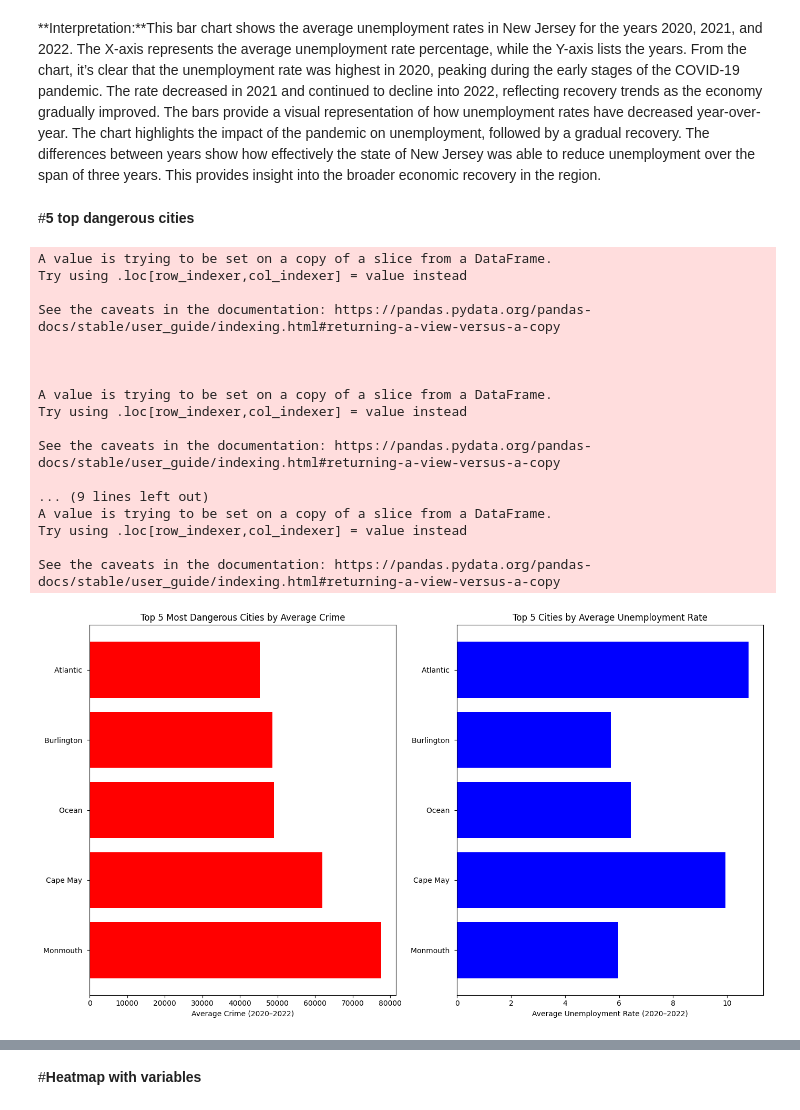
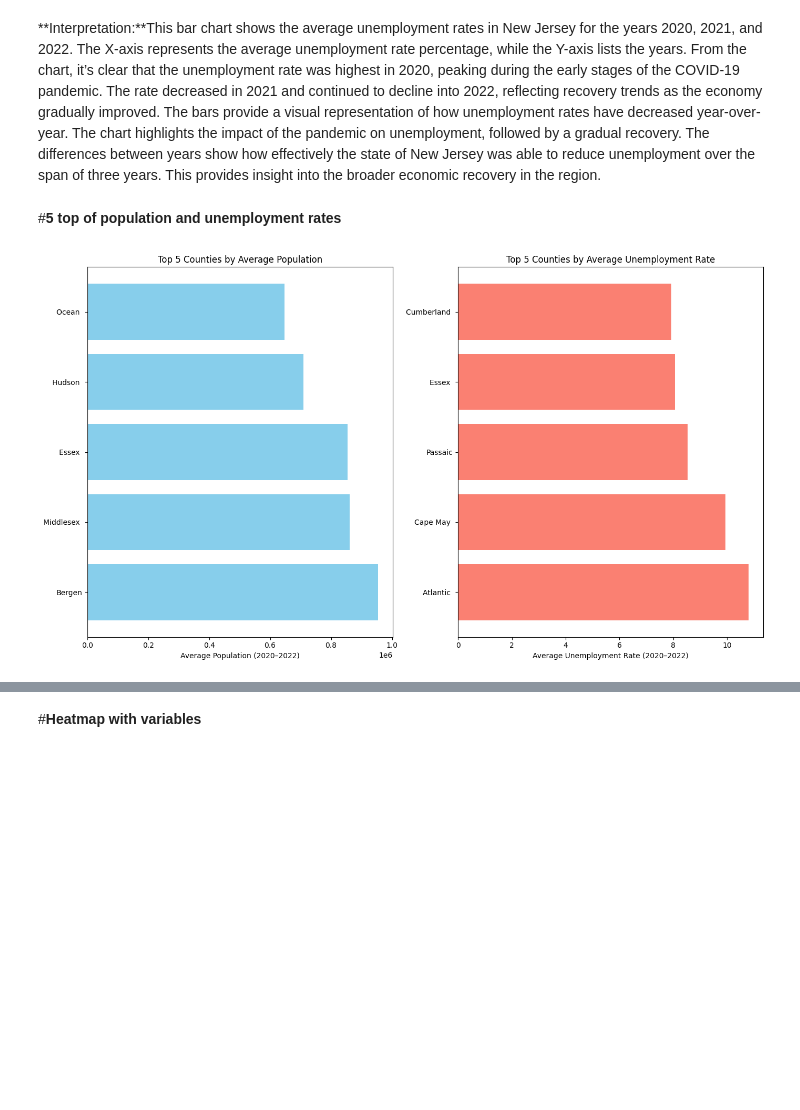
Before and after one commit to erikaguiracocha/Data-Visualization-2025, a Jupyter notebook: Ps5erikaguiracocga.ipynb, the cells around one changed output, grey strips where cells are left out. Saved outputs shown, nothing was run; the diff lists cells and outputs as text; code cells hidden in the pictures; blank space fills up the shorter version.

```diff
--- a/Ps5erikaguiracocga.ipynb
+++ b/Ps5erikaguiracocga.ipynb
@@ -363,66 +349,51 @@ plt.show()
 # %% [markdown]
 **Interpretation:**This bar chart shows the average unemployment rates in New Jersey for the years 2020, 2021, and 2022. The X-axis represents the average unemployment rate percentage, while the Y-axis lists the years. From the chart, it’s clear that the unemployment rate was highest in 2020, peaking during the early stages of the COVID-19 pandemic. The rate decreased in 2021 and continued to decline into 2022, reflecting recovery trends as the economy gradually improved. The bars provide a visual representation of how unemployment rates have decreased year-over-year. The chart highlights the impact of the pandemic on unemployment, followed by a gradual recovery. The differences between years show how effectively the state of New Jersey was able to reduce unemployment over the span of three years. This provides insight into the broader economic recovery in the region.
 # %% [markdown]
-#**5 top dangerous cities**
+#**5 top of population and unemployment rates**
 # %%
 # Load the data
-crime_data = pd.read_csv(url_crime_data, header=1)
 population_data = pd.read_csv(url_population_data)
 unemployment_data = pd.read_csv(url_unemployment_data)
 
-# Clean the crime data
-crime_data = crime_data[crime_data['County'] != 'Total New Jersey']
+# Clean the column names (remove spaces or any extra characters)
+population_data.columns = population_data.columns.str.strip()
+unemployment_data.columns = unemployment_data.columns.str.strip()
+
+# Convert population data to numeric (remove commas)
+for year in ['2,020', '2,021', '2,022']:
+    population_data[year] = population_data[year].str.replace(',', '').astype(float)
+
+# Calculate the average population for each county (for 2020-2022)
+population_data['Average Population'] = population_data[['2,020', '2,021', '2,022']].mean(axis=1)
+
+# Clean unemployment data (convert to numeric)
 for year in ['2020', '2021', '2022']:
-    crime_data[year] = crime_data[year].str.replace(',', '', regex=True).astype(float)
-crime_data['Average Crime'] = crime_data[['2020', '2021', '2022']].mean(axis=1)
+    unemployment_data[year] = pd.to_numeric(unemployment_data[year], errors='coerce')
 
-# Clean the unemployment data
-unemployment_data = unemployment_data[unemployment_data['County'] != 'Total New Jersey']
-for year in ['2020', '2021', '2022']:
-    # Convert to numeric directly (no need for str.replace)
-    unemployment_data[year] = pd.to_numeric(unemployment_data[year], errors='coerce')
+# Calculate the average unemployment rate for each county (for 2020-2022)
 unemployment_data['Average Unemployment Rate'] = unemployment_data[['2020', '2021', '2022']].mean(axis=1)
 
-# Merge the data
-merged_data = pd.merge(crime_data[['County', 'Average Crime']],
-                       unemployment_data[['County', 'Average Unemployment Rate']],
-                       on='County')
+# Sort by population and get the top 5 counties with the highest population
+top_5_population = population_data.sort_values(by='Average Population', ascending=False).head(5)
 
-# Sort by crime rate and get the top 5 most dangerous cities
-top_5_dangerous_cities = merged_data.sort_values(by='Average Crime', ascending=False).head(5)
+# Sort by unemployment rate and get the top 5 counties with the highest unemployment rates
+top_5_unemployment = unemployment_data.sort_values(by='Average Unemployment Rate', ascending=False).head(5)
 
-# Create the subplots
+# Create subplots
 fig, ax = plt.subplots(1, 2, figsize=(14, 8))
 
-# Plot Average Crime
-ax[0].barh(top_5_dangerous_cities['County'], top_5_dangerous_cities['Average Crime'], color='red')
-ax[0].set_xlabel('Average Crime (2020–2022)')
-ax[0].set_title('Top 5 Most Dangerous Cities by Average Crime')
+# Plot the top 5 counties by population
+ax[0].barh(top_5_population['County'], top_5_population['Average Population'], color='skyblue')
+ax[0].set_xlabel('Average Population (2020–2022)')
+ax[0].set_title('Top 5 Counties by Average Population')
 
-# Plot Average Unemployment Rate
-ax[1].barh(top_5_dangerous_cities['County'], top_5_dangerous_cities['Average Unemployment Rate'], color='blue')
+# Plot the top 5 counties by unemployment rate
+ax[1].barh(top_5_unemployment['County'], top_5_unemployment['Average Unemployment Rate'], color='salmon')
 ax[1].set_xlabel('Average Unemployment Rate (2020–2022)')
-ax[1].set_title('Top 5 Cities by Average Unemployment Rate')
+ax[1].set_title('Top 5 Counties by Average Unemployment Rate')
 
 # Show the plot
 plt.tight_layout()
 plt.show()
 # %% [output]
-A value is trying to be set on a copy of a slice from a DataFrame.
-Try using .loc[row_indexer,col_indexer] = value instead
-
-See the caveats in the documentation: https://pandas.pydata.org/pandas-docs/stable/user_guide/indexing.html#returning-a-view-versus-a-copy
-
-
-
-A value is trying to be set on a copy of a slice from a DataFrame.
-Try using .loc[row_indexer,col_indexer] = value instead
-
-See the caveats in the documentation: https://pandas.pydata.org/pandas-docs/stable/user_guide/indexing.html#returning-a-view-versus-a-copy
-
-... (9 lines left out)
-A value is trying to be set on a copy of a slice from a DataFrame.
-Try using .loc[row_indexer,col_indexer] = value instead
-
-See the caveats in the documentation: https://pandas.pydata.org/pandas-docs/stable/user_guide/indexing.html#returning-a-view-versus-a-copy
-[figure, old version]
+[figure, new version]
```
Also changed, not shown: parts of 12 cells of this notebook.
